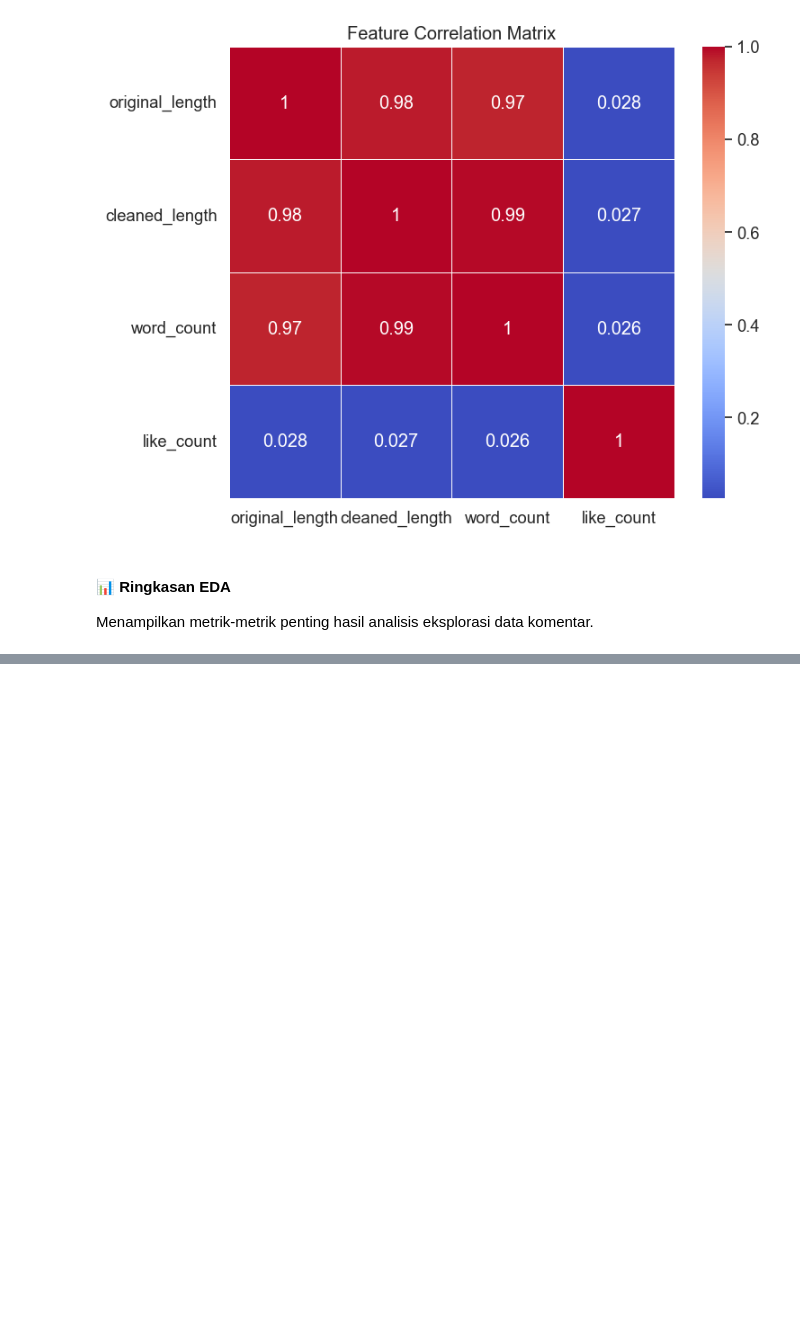
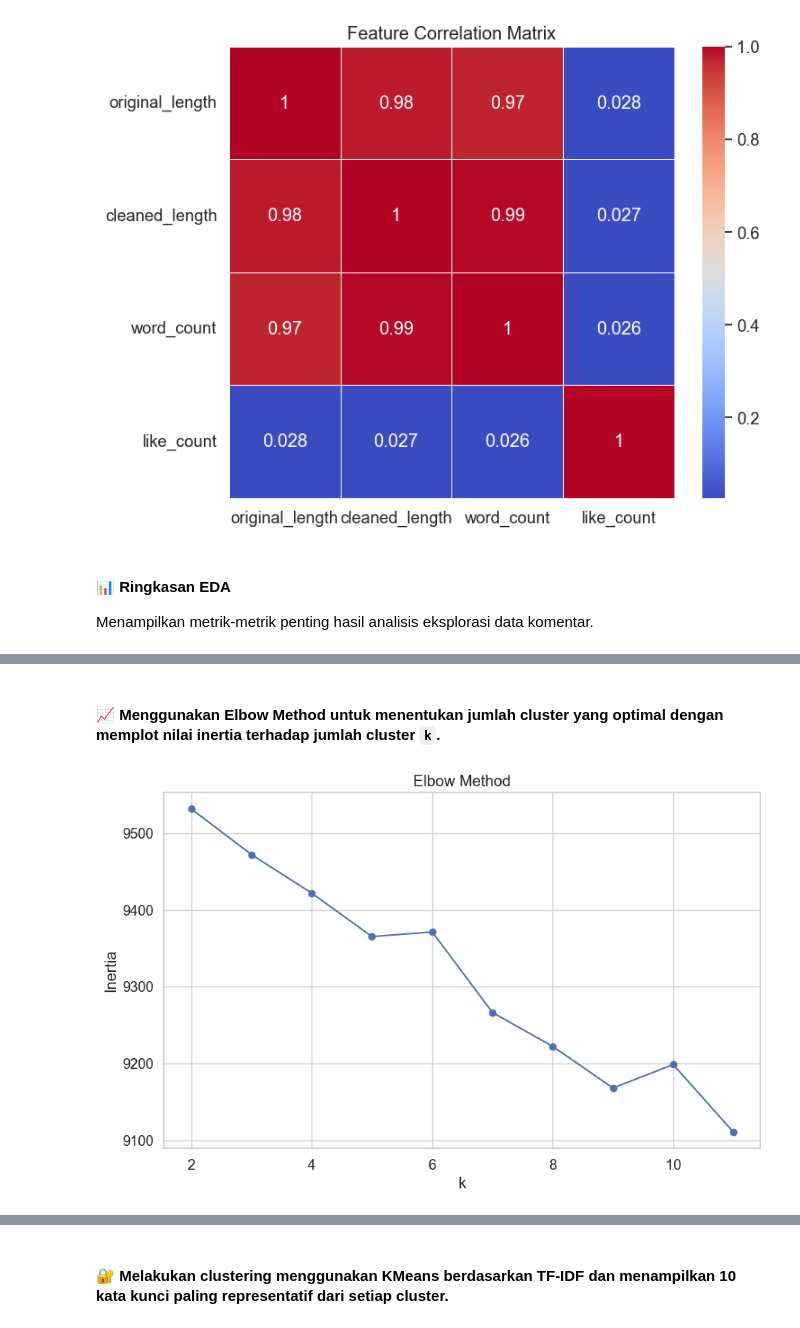
Before and after one commit to Rizky28eka/sentiment-prabowo-menjawab, a Jupyter notebook: sentiment.ipynb, the cells around one changed output, grey strips where cells are left out. Saved outputs shown, nothing was run; the diff lists cells and outputs as text; code cells hidden in the pictures; blank space fills up the shorter version.

```diff
--- a/sentiment.ipynb
+++ b/sentiment.ipynb
@@ -522,0 +532,9 @@ Peak Hour: 16
+# %%
+ANALYSIS_DIR = subdirs['04_clustering']['analisis']
+VISUAL_DIR   = subdirs['04_clustering']['visualisasi']
+os.makedirs(ANALYSIS_DIR, exist_ok=True)
+os.makedirs(VISUAL_DIR, exist_ok=True)
+
+PREPROCESS_DIR = 'output/02_preprocessing/analisis'
+preprocessed_csv = os.path.join(PREPROCESS_DIR, 'preprocessed_comments.csv')
+df = pd.read_csv(preprocessed_csv)
@@ -522,0 +543,6 @@ Peak Hour: 16
+# %%
+stop_words = list(stopwords.words('indonesian'))
+
+vectorizer    = TfidfVectorizer(max_features=5000, min_df=5, max_df=0.7, stop_words=stop_words)
+tfidf_matrix  = vectorizer.fit_transform(df['cleaned_text'])
+logger.info("TF-IDF matrix shape: %s", tfidf_matrix.shape)
@@ -522,0 +551,22 @@ Peak Hour: 16
+# %% [markdown]
+#### 📈 Menggunakan Elbow Method untuk menentukan jumlah cluster yang optimal dengan memplot nilai inertia terhadap jumlah cluster `k`.
+# %%
+ssd = []
+k_values = range(2, 12)
+for k in tqdm(k_values, desc="Evaluating k"):
+    km = KMeans(n_clusters=k, random_state=42, n_init=10).fit(tfidf_matrix)
+    ssd.append(km.inertia_)
+# %%
+plt.figure(figsize=(10, 6))
+plt.plot(list(k_values), ssd, marker='o')
+plt.xlabel('k')
+plt.ylabel('Inertia')
+plt.title('Elbow Method')
+plt.grid(True)
+
+elbow_path = os.path.join(VISUAL_DIR, 'elbow_method.png')
+plt.savefig(elbow_path)
+plt.show()
+logger.info("Saved elbow plot to %s", elbow_path)
+# %% [output]
+[figure, added]
@@ -522,0 +574,2 @@ Peak Hour: 16
+# %% [markdown]
+#### 🔐 Melakukan clustering menggunakan KMeans berdasarkan TF-IDF dan menampilkan 10 kata kunci paling representatif dari setiap cluster.
```
Also changed, not shown: parts of 43 cells of this notebook, 11 other files.
